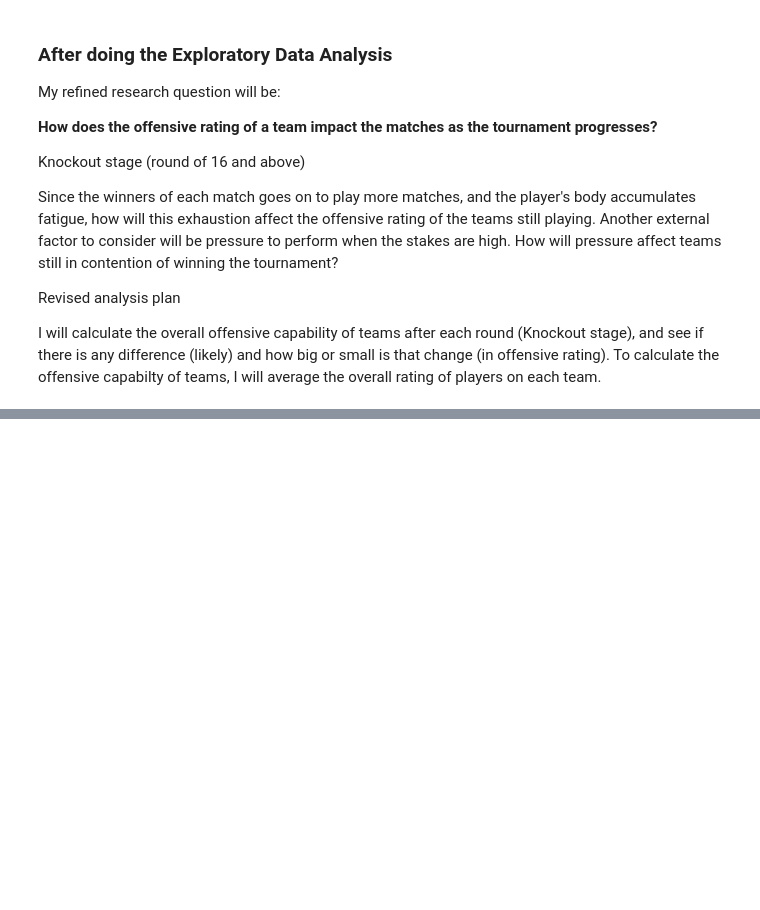
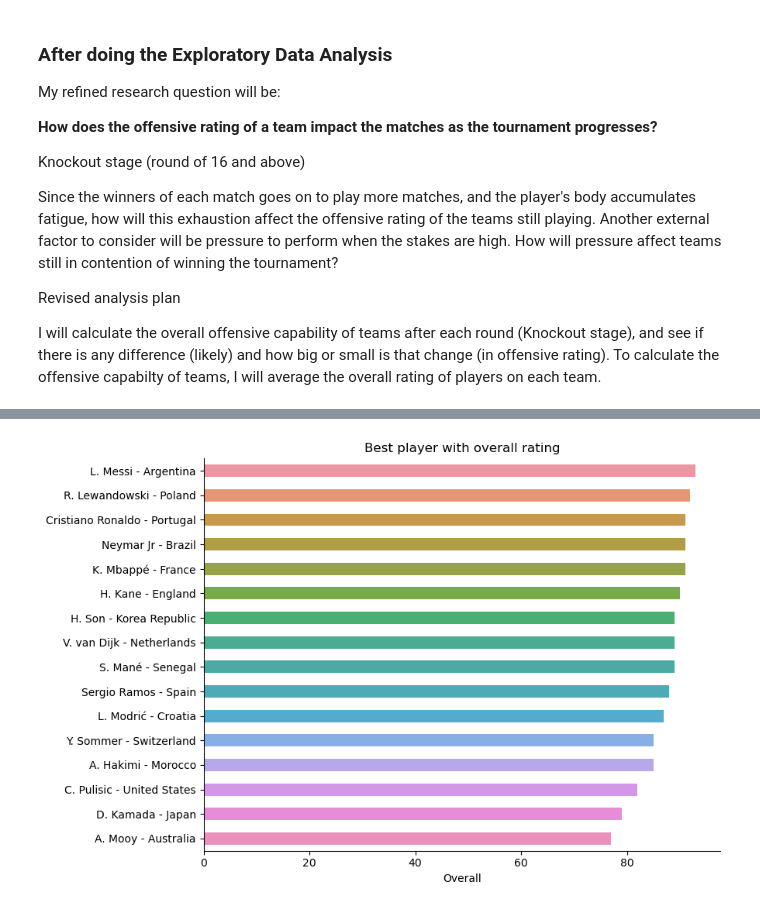
Before and after one commit to ubco-W2022T2-data301/project-group-group41, a Jupyter notebook: analysis/analysis1_Luis_Wen.ipynb, the cells around one changed output, grey strips where cells are left out. Drawn from its saved outputs; the diff is of its cells as text; code cells hidden in the pictures; blank space fills up the shorter version.

```diff
--- a/analysis/analysis1_Luis_Wen.ipynb
+++ b/analysis/analysis1_Luis_Wen.ipynb
@@ -201,0 +193,6 @@ dfAverageStats
+# %%
+dfStatsHighestOverall = dfStats.drop_duplicates('nationality')
+# filter any duplicates inside the nationality column
+
+dfStatsHighestOverall['name & country'] = dfStats['name'] + ' - ' + dfStats['nationality']
+# created a new column and assigned it the concatenation of two other string columns for easier access
@@ -201,0 +205,8 @@ dfAverageStats
+# %%
+fig, ax = plt.subplots(figsize=(9,6), tight_layout = True)
+
+sns.barplot(dfStatsHighestOverall, x='overall', y='name & country', width=0.5).set(title="Best player with overall rating", xlabel="Overall", ylabel="")
+
+sns.despine()
+# %% [output]
+[figure, added]
```
Also changed, not shown: parts of 4 cells of this notebook, 1 other file.
